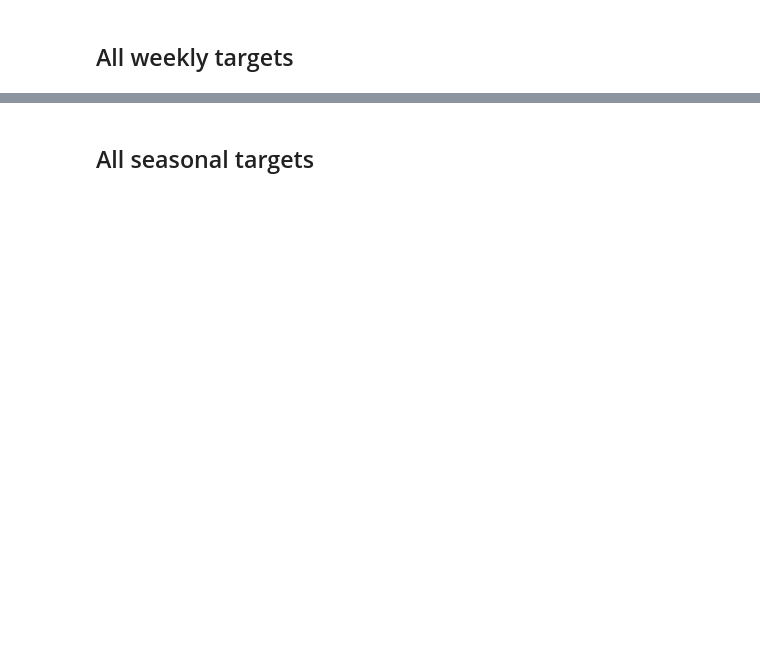
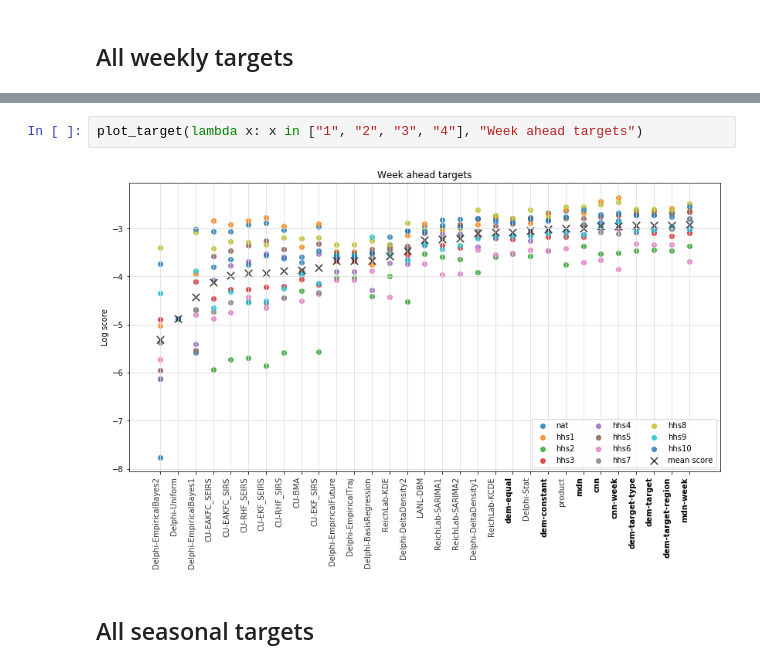
Before and after one commit to reichlab/neural-stack, a Jupyter notebook: notebooks/4.0-results-collaborative.ipynb, the cells around one changed output, grey strips where cells are left out. Cells and saved outputs as stored; diff of their text form; blank space fills up the shorter version.

```diff
--- a/notebooks/4.0-results-collaborative.ipynb
+++ b/notebooks/4.0-results-collaborative.ipynb
@@ -96,2 +81,6 @@ plot_target_type("weekly")
+# %%
+plot_target(lambda x: x in ["1", "2", "3", "4"], "Week ahead targets")
+# %% [output]
+[figure, added]
 # %% [markdown]
 ## All seasonal targets
```
Also changed, not shown: parts of 26 cells of this notebook, 21 other files.
